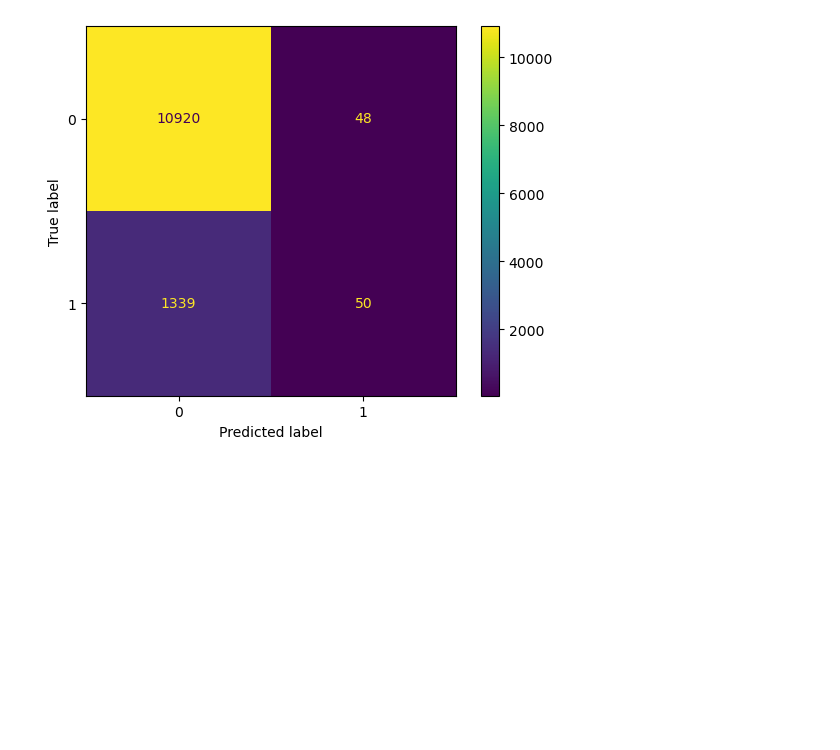
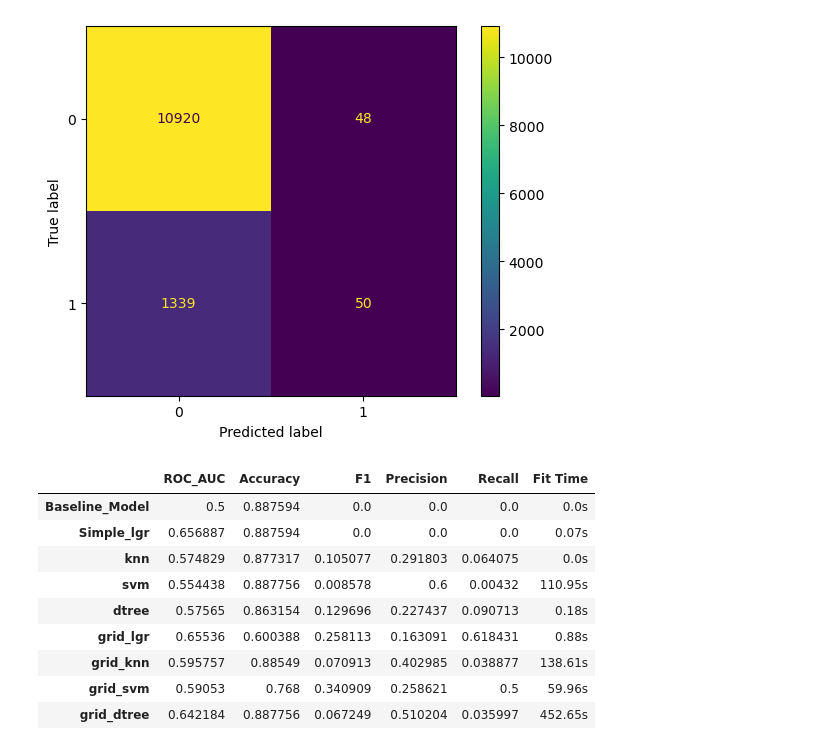
Before and after one commit to senrajah/comparing_classifiers, a Jupyter notebook: comparing_classifiers_bank.ipynb, the cells around one changed output. Cells and saved outputs as stored; diff of their text form; code cells hidden in the pictures; blank space fills up the shorter version.

```diff
--- a/comparing_classifiers_bank.ipynb
+++ b/comparing_classifiers_bank.ipynb
@@ -998,6 +998,19 @@ False Positive Rates:  [0.         0.00027352 0.00045587 0.00100292 0.00173231]
 True Positive Rates:  [0.         0.00431965 0.00647948 0.01007919 0.01439885]
 [figure]
 [figure]
+# %%
+results_df
+# %% [output]
+|  | ROC_AUC | Accuracy | F1 | Precision | Recall | Fit Time |
+| Baseline_Model | 0.5 | 0.887594 | 0.0 | 0.0 | 0.0 | 0.0s |
+| Simple_lgr | 0.656887 | 0.887594 | 0.0 | 0.0 | 0.0 | 0.07s |
+| knn | 0.574829 | 0.877317 | 0.105077 | 0.291803 | 0.064075 | 0.0s |
+| svm | 0.554438 | 0.887756 | 0.008578 | 0.6 | 0.00432 | 110.95s |
+| dtree | 0.57565 | 0.863154 | 0.129696 | 0.227437 | 0.090713 | 0.18s |
+| grid_lgr | 0.65536 | 0.600388 | 0.258113 | 0.163091 | 0.618431 | 0.88s |
+| grid_knn | 0.595757 | 0.88549 | 0.070913 | 0.402985 | 0.038877 | 138.61s |
+| grid_svm | 0.59053 | 0.768 | 0.340909 | 0.258621 | 0.5 | 59.96s |
+| grid_dtree | 0.642184 | 0.887756 | 0.067249 | 0.510204 | 0.035997 | 452.65s |
 # %% [markdown]
 ## Conclusion
 
```
Also changed, not shown: parts of 2 cells of this notebook.
